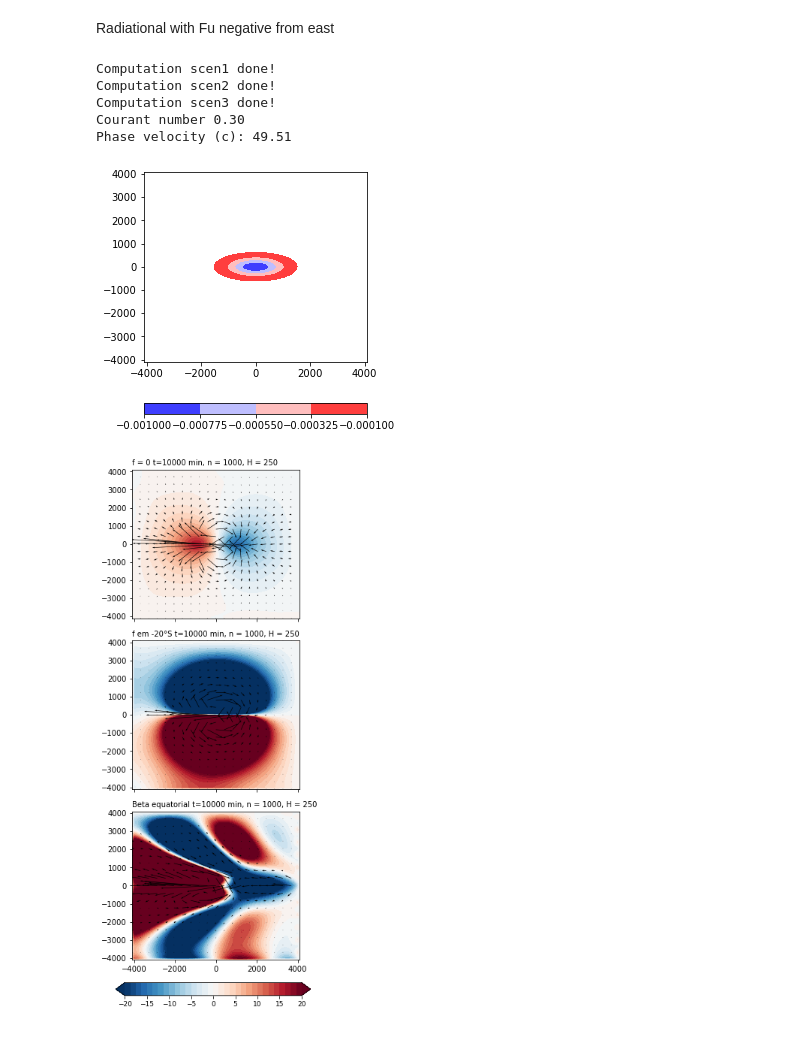
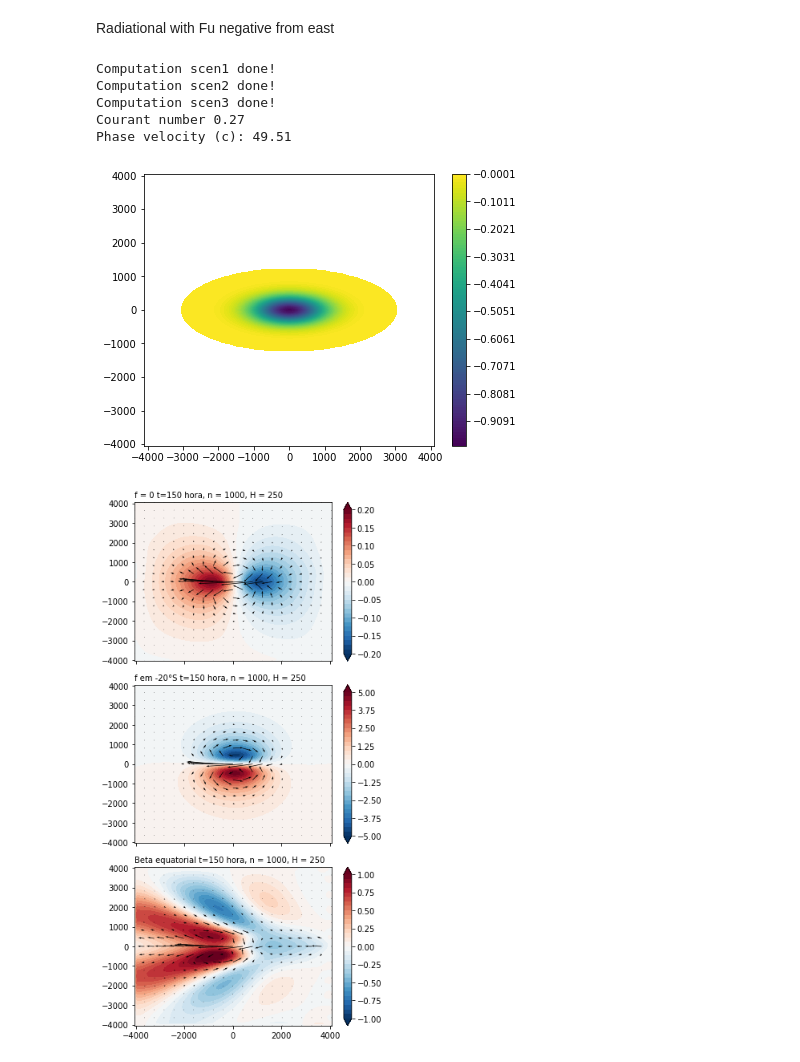
Before and after one commit to adelgadop/Modelagem, a Jupyter notebook: Exercicio_4/Agua_rassa.ipynb, the cells around one changed output. Cells and saved outputs as stored; diff of their text form; code cells hidden in the pictures.

```diff
--- a/Exercicio_4/Agua_rassa.ipynb
+++ b/Exercicio_4/Agua_rassa.ipynb
@@ -124,7 +21,7 @@ c = np.sqrt(g*H)    # Velocity phase [m/s]
 data = {}
 
 # Conditions
-Nx, Ny, dx, dy, Nt, dt, lat, Nrx, Nry  = 80, 80, 100*1e3, 100*1e3, 1000, 600, -20, 10, 4
+Nx, Ny, dx, dy, Nt, dt, lat, Nrx, Nry  = 80, 80, 100*1e3, 100*1e3, 1800, 540, -20, 10, 4
 """
 scen1: f=0
 scen2: f at -20 degrees as latitude
@@ -133,11 +30,11 @@ scen3: beta variation between -4000 to 4000
 cenarios = ['scen1', 'scen2', 'scen3']
 rad = True
 
-if c*dt/dx <= 1:
+if c*dt/dx <= 0.35:
     for cen in cenarios:
         data[cen] = {'u':{}, 'v':{}, 'h':{}, 'div':{}, 'vor':{}}
 
-        scen, x, y, yv, X, Y, u, v, h, Fu, f, beta, div, vor = conditions(cen, lat, Nx, Ny, dx, dy, Nt, Nrx, Nry)
+        scen, x, y, yv, Xu, Yu, Xv, Yv, Xh, Yh, u, v, h, Fu, f, beta, div, vor = conditions(cen, lat, Nx, Ny, dx, dy, Nt, Nrx, Nry)
 
         u, v, h, div, vor = leapfrog(scen, Nx, Ny, Nt, u, v, h, g, dx, dy, dt, H, Fu, f, beta, y, yv, c, div, vor, rad)
         data[cen]['u']   = u
@@ -157,42 +54,48 @@ print("Phase velocity (c): {:.2f}".format(c))
 Computation scen1 done!
 Computation scen2 done!
 Computation scen3 done!
-Courant number 0.30
+Courant number 0.27
 Phase velocity (c): 49.51
+# %%
+# Plots Zonal Source Wind--------------------------------------------------------
+fig, ax = plt.subplots(figsize=(6.5,5))
+im = ax.contourf(Xu/1000, Yu/1000, Fu[0,:,:]*86400, levels=list(np.linspace(-1,-.0001,100))) #cmap='bwr'
+fig.colorbar(im, ax=ax, orientation='vertical') # pad, shrink
+fig.savefig("fig/fonte_u.png", dpi = 300, bbox_inches='tight', facecolor='w')
+# -------------------------------------------------------------------------------
+# %% [output]
+[figure, added]
 # %%
-# Plots Zonal Source Wind--------------------------------------------------------
-fig, ax = plt.subplots(figsize=(4,5))
-im = ax.contourf(X/1000, Y/1000, Fu[0,:,:], cmap='bwr',levels=list(np.linspace(-1/1000,-.1/1000,5)))
-fig.colorbar(im, ax=ax, orientation='horizontal') # pad, shrink
-fig.savefig("fig/fonte_u.png", dpi = 300, bbox_inches='tight', facecolor='w')
-# -------------------------------------------------------------------------------
-
 # Arrows
 staged_u = np.zeros((Nt+1, Nx+1, Ny+1))
 staged_v = np.zeros((Nt+1, Nx+1, Ny+1))
 
-lvs = list(np.linspace(-20,20,16*2+1))
+lvs1 = list(np.linspace(-0.2,0.2,16*2+1))
+lvs2 = list(np.linspace(-5,5,16*2+1))
+lvs3 = list(np.linspace(-1,1,16*2+1))
+lvs = {'scen1': lvs1, 'scen2':lvs2, 'scen3':lvs3}
+
 n = 1000
+arrow = 0.002
 titles = ['f = 0', 'f em -20°S', 'Beta equatorial']
 
-fig, axes = plt.subplots(3,1, figsize=(4,12), sharex=True, sharey=True, gridspec_kw={'wspace':0.15, 'hspace':0.15} )
+fig, axes = plt.subplots(3,1, figsize=(5.5,12), sharex=True, sharey=True, gridspec_kw={'wspace':0.15, 'hspace':0.15} )
 for ax, scen, tit in zip(axes.flatten(), cenarios, titles):
-    im = ax.contourf(X/1000, Y/1000, data[scen]['h'][n,:,:], cmap=plt.cm.RdBu_r, levels=lvs, extend='both')
-    #cbar = fig.colorbar(im, ax=ax, orientation="vertical")
+    im = ax.contourf(Xh/1000, Yh/1000, data[scen]['h'][n,:,:], cmap=plt.cm.RdBu_r, levels=lvs[scen], extend='both')
+    cbar = fig.colorbar(im, ax=ax, orientation="vertical")
     u, v = data[scen]['u'], data[scen]['v']
     staged_u[:, :, :] = (u[:, 1:, :] + u[:, :-1, :]) * 0.5
     staged_v[:, :, :] = (v[:, :, 1:] + v[:, :, :-1]) * 0.5
-    Q = ax.quiver(X[::4, ::4]/1000, Y[::4, ::4]/1000, staged_u[n,::4, ::4], staged_v[n,::4, ::4],
-        units = "xy", scale = 0.1)
+    Q = ax.quiver(Xh[::4, ::4]/1000, Yh[::4, ::4]/1000, staged_u[n,::4, ::4], staged_v[n,::4, ::4],
+        units = "xy", scale = arrow)
     #qk = ax.quiverkey(Q, 0.9, 0.8, 1000, "0.1 m/s", labelpos = "E", coordinates = "figure")
-    ax.set_title(tit+" t={:.0f} min, n = {:.0f}, H = {:.0f}".format(dt*n/60, n, H), fontsize=10, loc='left')
-cax = fig.add_axes([.05,.07,0.9,.02]) # left, bottom, width, height
-cbar = fig.colorbar(im, cax=cax, orientation='horizontal') # pad, shrink
-cbar.ax.tick_params(labelsize=9)
+    ax.set_title(tit+" t={:.0f} hora, n = {:.0f}, H = {:.0f}".format(dt*n/3600, n, H), fontsize=10, loc='left')
+#cax = fig.add_axes([.05,.07,0.9,.02]) # left, bottom, width, height
+#cbar = fig.colorbar(im, cax=cax, orientation='horizontal') # pad, shrink
+#cbar.ax.tick_params(labelsize=9)
 #fig.savefig("fig/leapfrog_"+str(H)+"m_cenarios.png", dpi = 300, bbox_inches='tight', facecolor='w')
 # %% [output]
-[figure, old version]
+[figure, new version]
-[figure, removed]
 # %%
 n = 1000
 fig, axes = plt.subplots(2,1, figsize=(4,6), sharex=True, sharey=True, gridspec_kw={'wspace':0.15, 'hspace':0.15} )
```
Also changed, not shown: parts of 4 cells of this notebook, 4 other files.
